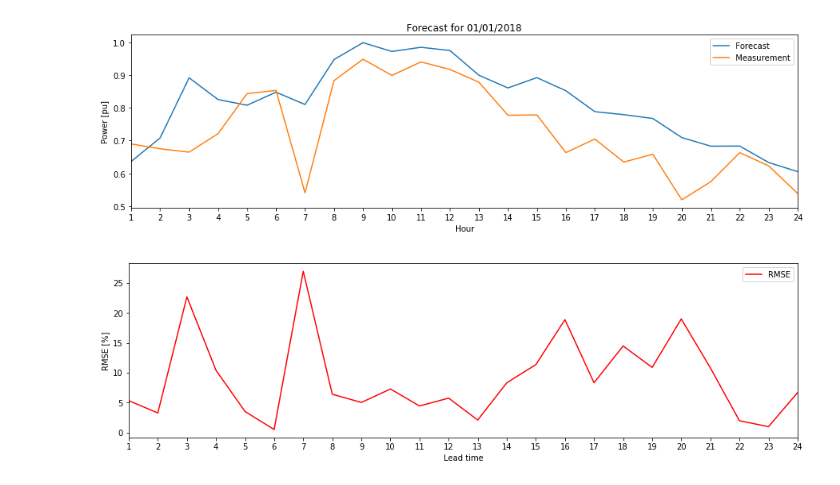
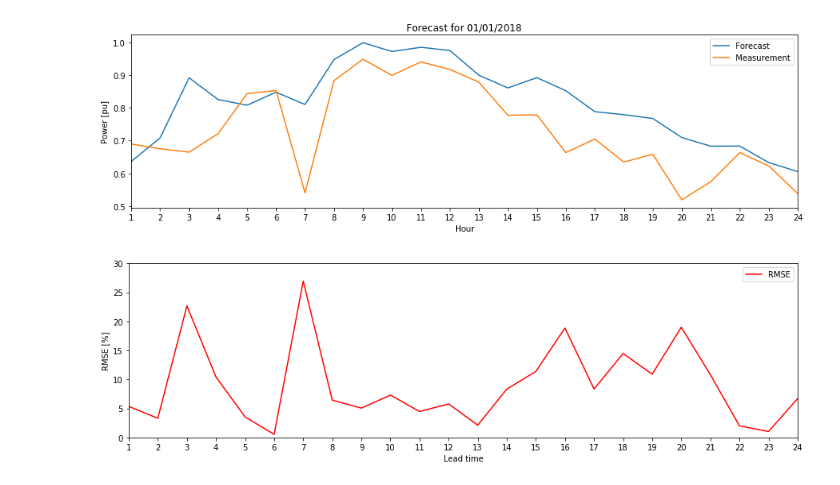
Before and after one commit to lucasblt/ren-elec-markets, a Jupyter notebook: assignment3/stage1/stage1.ipynb, the cells around one changed output. Saved outputs shown, nothing was run; the diff lists cells and outputs as text; code cells hidden in the pictures.

```diff
--- a/assignment3/stage1/stage1.ipynb
+++ b/assignment3/stage1/stage1.ipynb
@@ -96,16 +104,17 @@ rmse_h['RMSE'] = 100*rmse_h['sq-error']**(1/2)
 # %%
 x = rmse_h.index
 y1 = rmse_h['RMSE'].values
 
 plt.figure(figsize=(15,4))
 plt.plot(x,y1, color='red')
 ax = plt.gca()
 ax.set_xlim(1,24)
+ax.set_ylim(0,30)
 ax.set_xticks(range(1,25));
 ax.set_ylabel('RMSE [%]')
 ax.set_xlabel('Lead time')
 #ax.set_title('Forecast for 01/01/2018')
 ax.legend(['RMSE']);
 plt.savefig('rmse_1.png', bbox_inches = 'tight')
 # %% [output]
-[figure, old version]
+[figure, new version]
```
Also changed, not shown: parts of 3 cells of this notebook, 17 other files.
